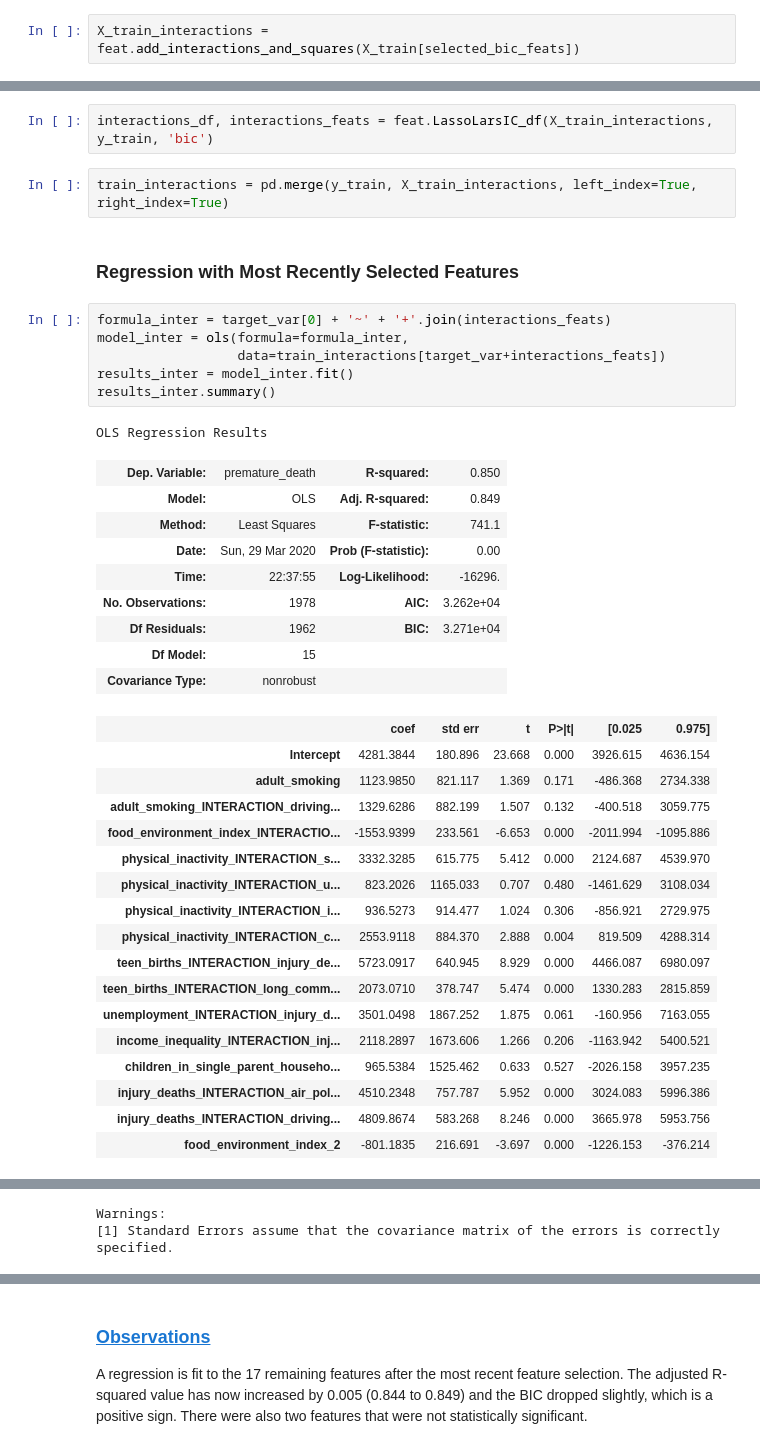
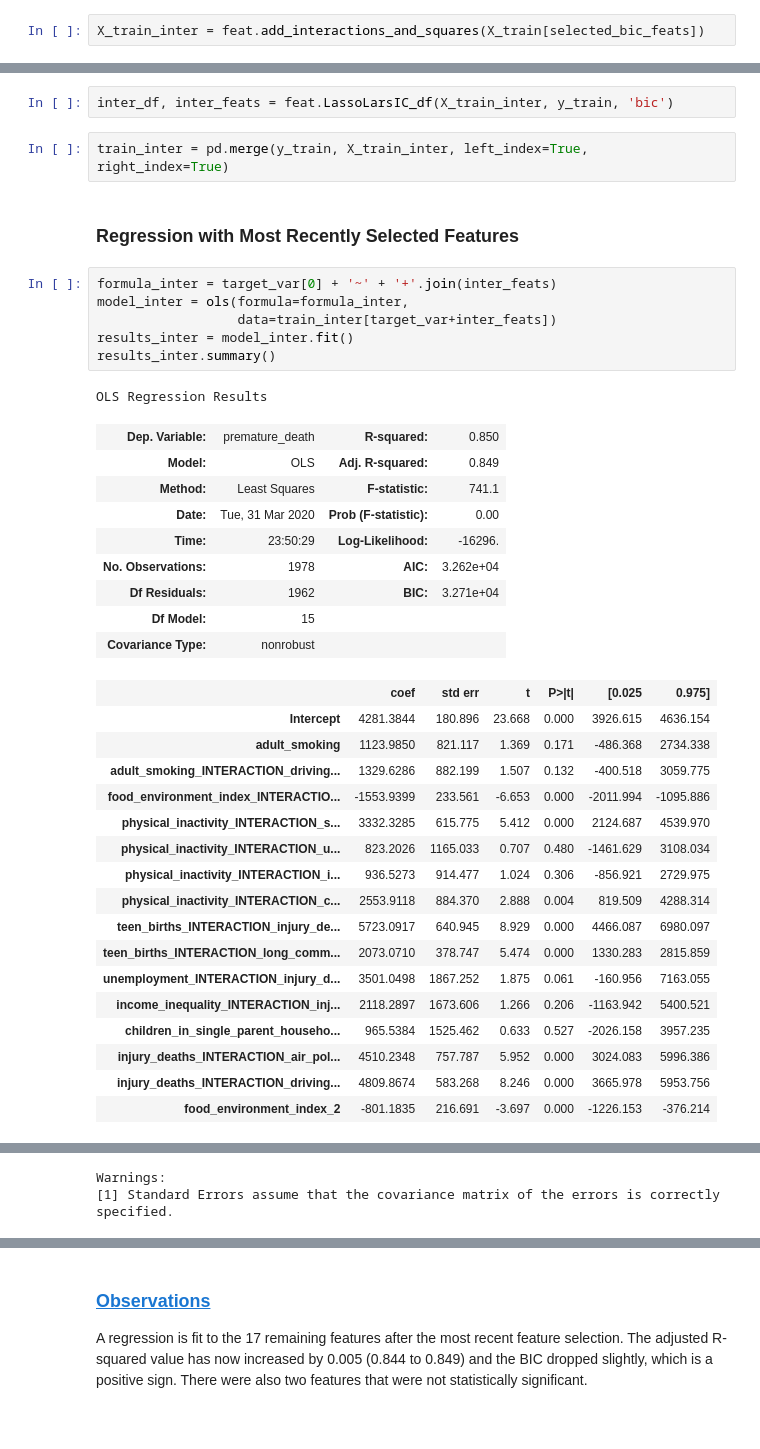
Before and after one commit to jankomah/Predicting_Life_Expectancy, a Jupyter notebook: 02.Josh_Modelling.ipynb, the cells around one changed output, grey strips where cells are left out. Cells and saved outputs as stored; diff of their text form.

Commit message:
intercations

```diff
--- a/02.Josh_Modelling.ipynb
+++ b/02.Josh_Modelling.ipynb
@@ -640,5 +640,5 @@ Now that we've reduced the number of features from 30 to 14, we explored whether
 ## Exploring And Creating Interactions
 A function was created that will take a DataFrame of features and return a copy of that DataFrame with new columns for each interation between and the square of each feature.
 # %%
-X_train_interactions = feat.add_interactions_and_squares(X_train[selected_bic_feats])
+X_train_inter = feat.add_interactions_and_squares(X_train[selected_bic_feats])
 # %%
@@ -654,24 +654,24 @@ len(inter_feats_initial)
 # %% [markdown]
 Repeating the same process of using sklearn's LassoLarsIC() with BIC as the optimization criterion, and then fitting an OLS regression to the features with non-zero coefficients.
 # %%
-interactions_df, interactions_feats = feat.LassoLarsIC_df(X_train_interactions, y_train, 'bic')
+inter_df, inter_feats = feat.LassoLarsIC_df(X_train_inter, y_train, 'bic')
 # %%
-train_interactions = pd.merge(y_train, X_train_interactions, left_index=True, right_index=True)
+train_inter = pd.merge(y_train, X_train_inter, left_index=True, right_index=True)
 # %% [markdown]
 ### Regression with Most Recently Selected Features
 # %%
-formula_inter = target_var[0] + '~' + '+'.join(interactions_feats)
+formula_inter = target_var[0] + '~' + '+'.join(inter_feats)
 model_inter = ols(formula=formula_inter,
-                  data=train_interactions[target_var+interactions_feats])
+                  data=train_inter[target_var+inter_feats])
 results_inter = model_inter.fit()
 results_inter.summary()
 # %% [output]
 OLS Regression Results
 | Dep. Variable: | premature_death | R-squared: | 0.850 |
 | Model: | OLS | Adj. R-squared: | 0.849 |
 | Method: | Least Squares | F-statistic: | 741.1 |
-| Date: | Sun, 29 Mar 2020 | Prob (F-statistic): | 0.00 |
-| Time: | 22:37:55 | Log-Likelihood: | -16296. |
+| Date: | Tue, 31 Mar 2020 | Prob (F-statistic): | 0.00 |
+| Time: | 23:50:29 | Log-Likelihood: | -16296. |
 | No. Observations: | 1978 | AIC: | 3.262e+04 |
 | Df Residuals: | 1962 | BIC: | 3.271e+04 |
 | Df Model: | 15 |  |  |
```
Also changed, not shown: parts of 12 cells of this notebook.
